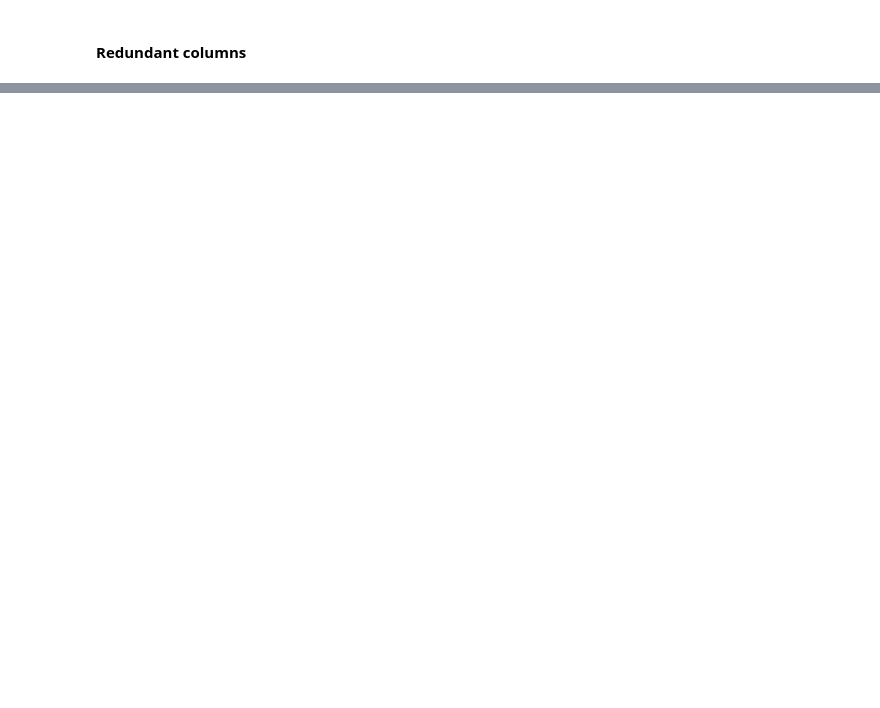
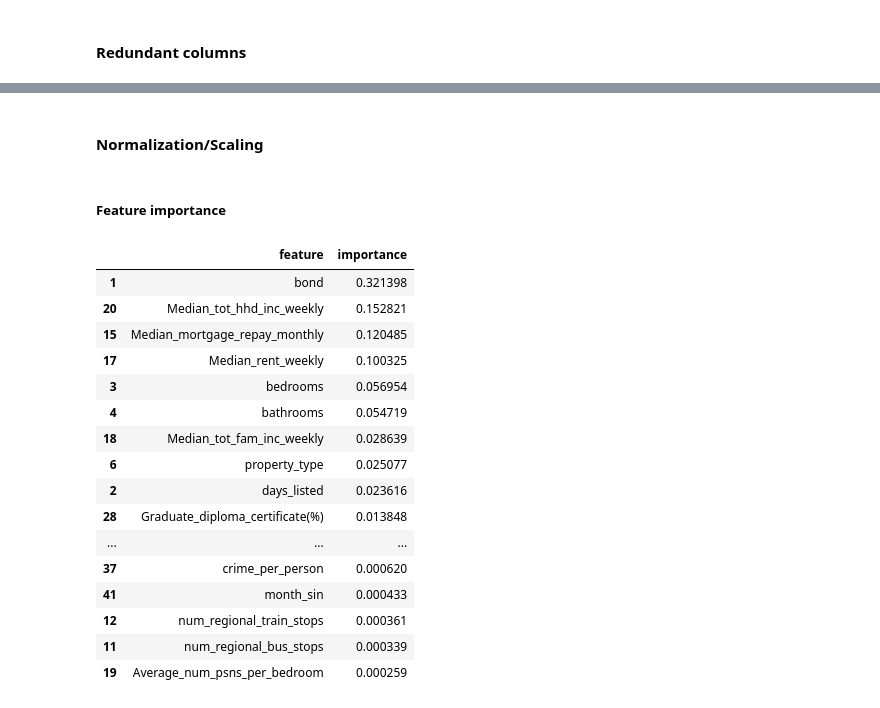
Before and after one commit to bicicow03/Group-Project-Real-Estate-Industry-Analysis, a Jupyter notebook: notebooks/cleaning_and_feature_selection.ipynb, the cells around one changed output, grey strips where cells are left out. Saved outputs shown, nothing was run; the diff lists cells and outputs as text; code cells hidden in the pictures; blank space fills up the shorter version.

Commit message:
Preprocessed and started feature importance

```diff
--- a/notebooks/cleaning_and_feature_selection.ipynb
+++ b/notebooks/cleaning_and_feature_selection.ipynb
@@ -166,0 +211,3 @@ print(find_nans(data))
+# %%
+#Drop any remaining rows with missing values
+data = data.dropna()
@@ -166,0 +251,21 @@ print(find_nans(data))
+# %%
+# Encode month cyclically
+data['month_sin'] = np.sin(data['available_month'] / 12 * 2 * np.pi)
+data['month_cos'] = np.cos(data['available_month'] / 12 * 2 * np.pi)
+data = data.drop(columns=['available_month'])
+
+#Encode day cyclically
+data['day_sin'] = np.sin(data['available_day'] / 31 * 2 * np.pi)
+data['day_cos'] = np.cos(data['available_day'] / 31 * 2 * np.pi)
+data = data.drop(columns=['available_day'])
+
+#Frequency encoding for Non-numericeal columns
+post_freq = data['postcode'].value_counts(normalize=True)
+data['postcode'] = data['postcode'].map(post_freq)
+property_freq = data['property_type'].value_counts(normalize=True)
+data['property_type'] = data['property_type'].map(property_freq)
+agency_freq = data['agency'].value_counts(normalize=True)
+data['agency'] = data['agency'].map(agency_freq)
+
+#Drop lat and long for modeling
+data = data.drop(columns=['lat', 'lon'])
@@ -166,0 +274,12 @@ print(find_nans(data))
+# %%
+#Train/test split based on available_year
+data = data[data['available_year'] == 2025]
+
+y = data['weekly_rent']
+X = data.drop(columns=['weekly_rent'])
+# %% [markdown]
+#### Normalization/Scaling
+# %%
+#Standardize scalar, resacling all data. (can target specific columns if needed)
+scaler = StandardScaler()
+X = scaler.fit_transform(X)
@@ -166,0 +292,31 @@ print(find_nans(data))
+# %% [markdown]
+##### Feature importance
+# %%
+# Random Forest feature importances
+importances = rf_model.feature_importances_
+feature_names = X.columns
+
+rf_importance_df = pd.DataFrame({
+    'feature': feature_names,
+    'importance': importances
+}).sort_values(by='importance', ascending=False)
+
+rf_importance_df
+# %% [output]
+|  | feature | importance |
+| 1 | bond | 0.321398 |
+| 20 | Median_tot_hhd_inc_weekly | 0.152821 |
+| 15 | Median_mortgage_repay_monthly | 0.120485 |
+| 17 | Median_rent_weekly | 0.100325 |
+| 3 | bedrooms | 0.056954 |
+| 4 | bathrooms | 0.054719 |
+| 18 | Median_tot_fam_inc_weekly | 0.028639 |
+| 6 | property_type | 0.025077 |
+| 2 | days_listed | 0.023616 |
+| 28 | Graduate_diploma_certificate(%) | 0.013848 |
+| ... | ... | ... |
+| 37 | crime_per_person | 0.000620 |
+| 41 | month_sin | 0.000433 |
+| 12 | num_regional_train_stops | 0.000361 |
+| 11 | num_regional_bus_stops | 0.000339 |
+| 19 | Average_num_psns_per_bedroom | 0.000259 |
```
Also changed, not shown: parts of 32 cells of this notebook, 1 other file.
